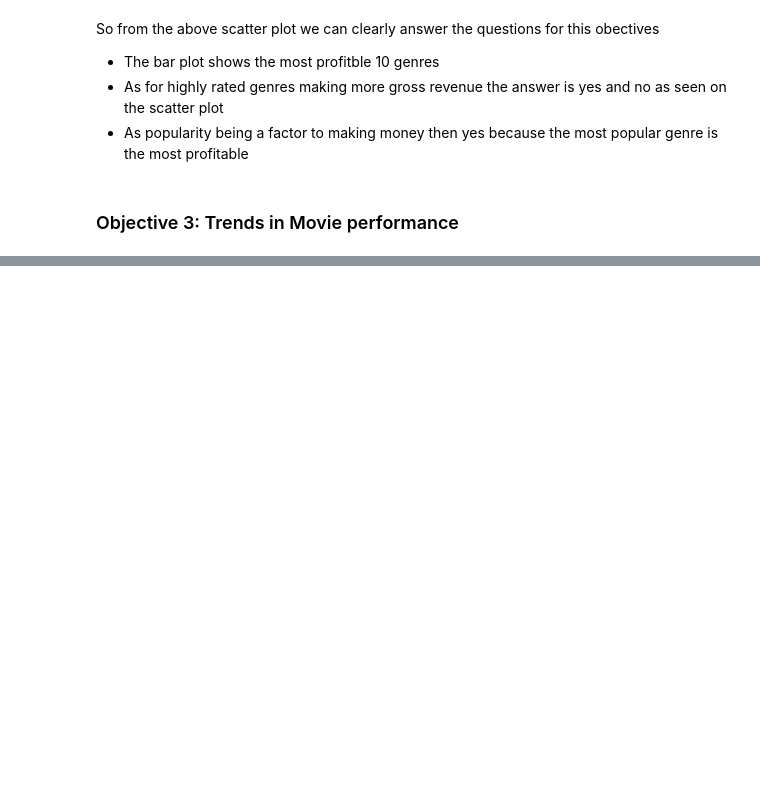
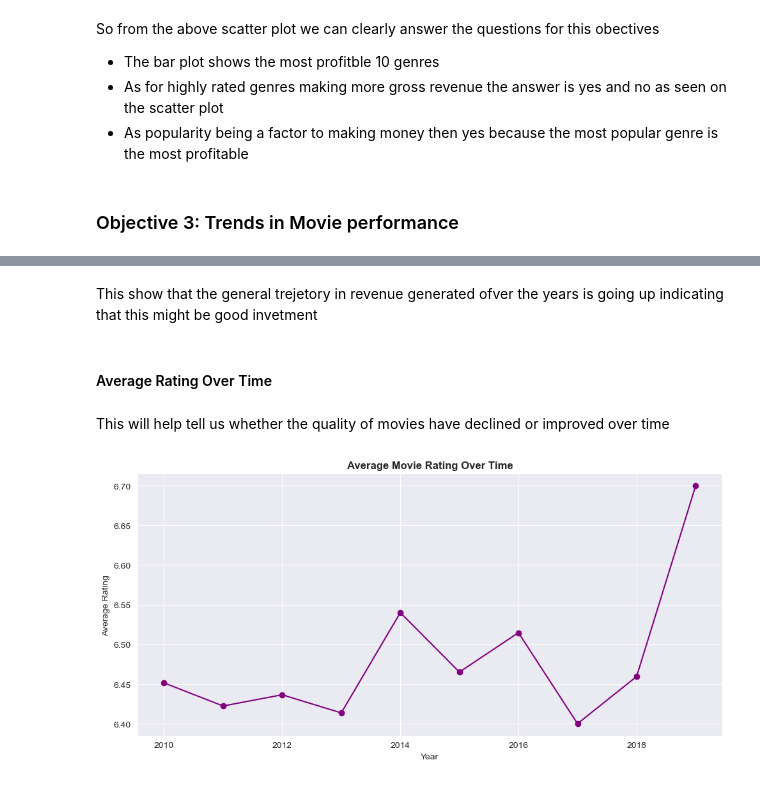
Before and after one commit to DianaMayalo/Phase-2-Project, a Jupyter notebook: EDA.ipynb, the cells around one changed output, grey strips where cells are left out. Drawn from its saved outputs; the diff is of its cells as text; code cells hidden in the pictures; blank space fills up the shorter version.

```diff
--- a/EDA.ipynb
+++ b/EDA.ipynb
@@ -232,0 +278,20 @@ So from the above scatter plot we can clearly answer the questions for this obec
+# %% [markdown]
+This show that the general trejetory in revenue generated ofver the years is going up indicating that this might be good invetment
+# %% [markdown]
+#### Average Rating Over Time
+# %% [markdown]
+This will help tell us whether the quality of movies have declined or improved over time
+# %%
+#group by year and ratings an find the avarage rating in each year
+avg_rating_by_year = df.groupby('year')['averagerating'].mean()
+
+#plot the graph
+avg_rating_by_year.plot(kind='line', figsize=(10, 5), color='purple', marker='o')
+plt.title('Average Movie Rating Over Time', weight = 'bold')
+plt.xlabel('Year')
+plt.ylabel('Average Rating')
+plt.grid(True)
+plt.tight_layout()
+plt.show()
+# %% [output]
+[figure, added]
```
Also changed, not shown: parts of 20 cells of this notebook.
